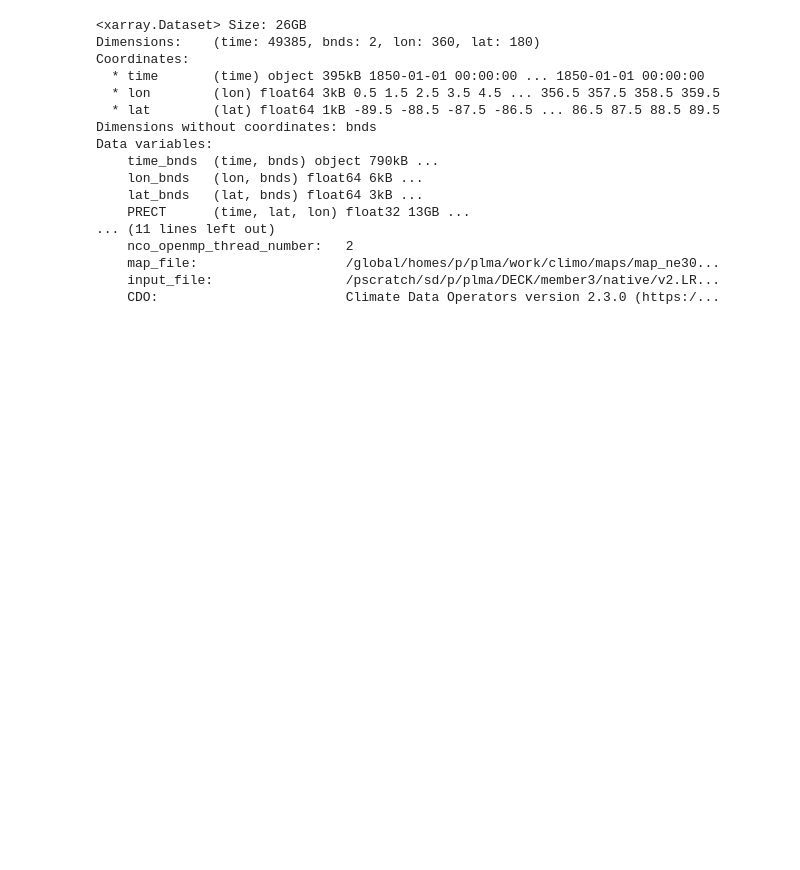
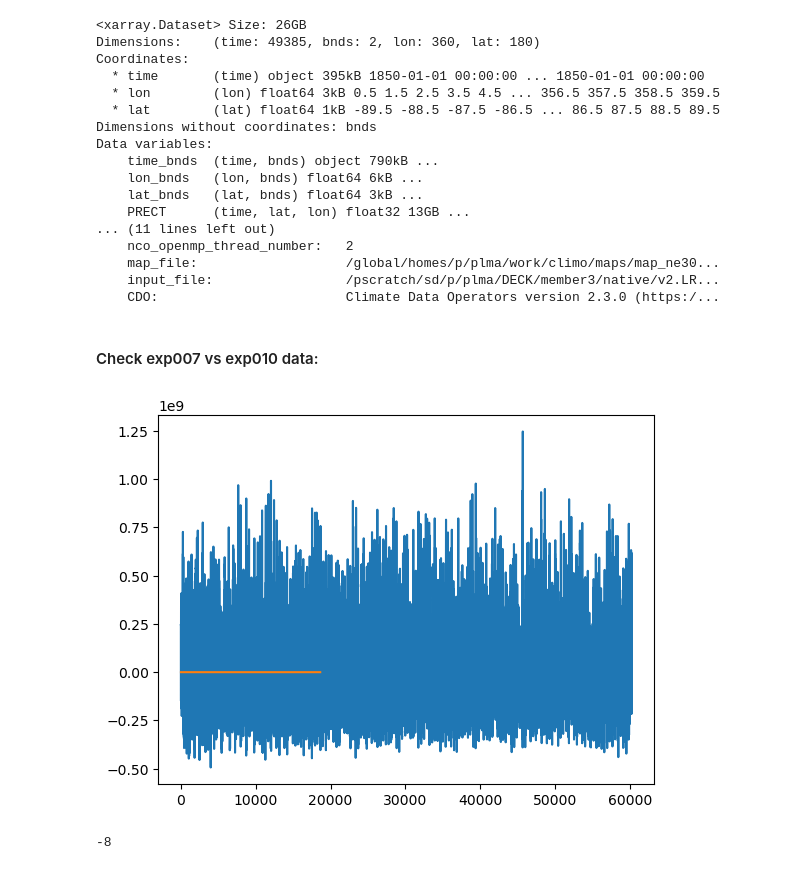
Before and after one commit to Jolan-vP/E3SM, a Jupyter notebook: playfile.ipynb, the cells around one changed output. Drawn from its saved outputs; the diff is of its cells as text; code cells hidden in the pictures; blank space fills up the shorter version.

```diff
--- a/playfile.ipynb
+++ b/playfile.ipynb
@@ -1043,3 +1059,23 @@ fn = str(config["perlmutter_figure_dir"]) + str(config["expname"]) + "/filtered_
 with gzip.open(fn, "rb") as obj1:
     input_times = pickle.load(obj1)
 obj1.close()
+# %% [markdown]
+#### Check exp007 vs exp010 data:
+# %%
+exp007 = xr.open_dataset('/pscratch/sd/p/plutzner/E3SM/bigdata/presaved/exp007_d_train_1850-1900.nc')
+exp010 = xr.open_dataset('/pscratch/sd/p/plutzner/E3SM/bigdata/presaved/exp010_d_train_1850-2014.nc')
+ogds = xr.open_dataset('')
+# %%
+plt.figure()
+plt.plot(exp010["y"])
+plt.plot(exp007["y"])
+
+exp007y = exp007["y"]
+exp010y = exp010["y"]
+# %% [output]
+[figure, added]
+# %%
+oom = math.floor(math.log10(raw_train_pm["PRECT"][354,-45, 167]))
+oom
+# %% [output]
+-8
```
Also changed, not shown: parts of 5 cells of this notebook, 21 other files.
